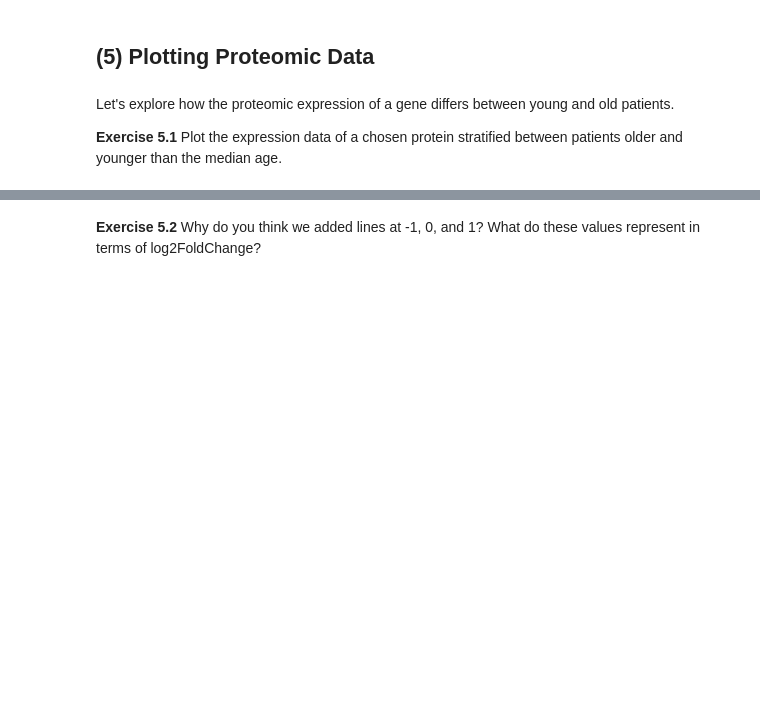
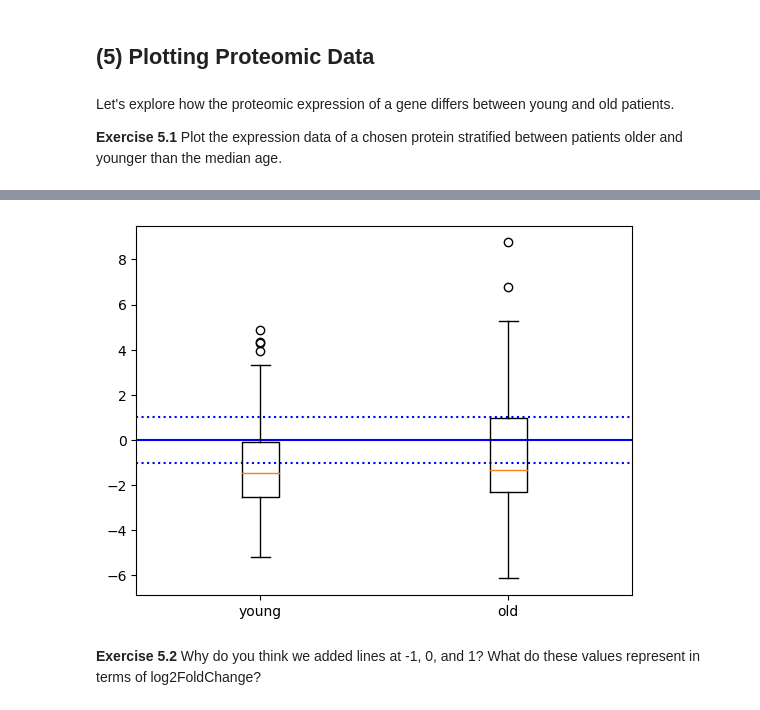
Before and after one commit to ssavur16/qbio490, a Jupyter notebook: week9_python/Intro_to_CPTAC.ipynb, the cells around one changed output, grey strips where cells are left out. Saved outputs shown, nothing was run; the diff lists cells and outputs as text; code cells hidden in the pictures; blank space fills up the shorter version.

```diff
--- a/week9_python/Intro_to_CPTAC.ipynb
+++ b/week9_python/Intro_to_CPTAC.ipynb
@@ -457,11 +457,16 @@ Let's explore how the proteomic expression of a gene differs between young and o
 
 **Exercise 5.1** Plot the expression data of a chosen protein stratified between patients older and younger than the median age.
 # %%
-young_mask = FILL IN HERE # look at the columns of the clinical data to see what column to get age information
-old_mask = FILL IN HERE
+import statistics
 
-young = (protein_data.loc[FILL IN HERE]).dropna()
-old = (protein_data.loc[FILL IN HERE]).dropna()
+clinical_data = luad.get_clinical()
+
+median_age = statistics.median(clinical_data.loc[:, 'Age'])
+young_mask = (clinical_data.loc[:, 'Age'] < median_age)
+old_mask = (clinical_data.loc[:, 'Age'] >= median_age)
+
+young = (protein_data.loc[young_mask, 'TP53']).dropna()
+old = (protein_data.loc[old_mask, 'TP53']).dropna()
 
 data = [old.values, young.values] # our boxplot function will require an array (or an array of arrays)
 data
@@ -468,16 +491,20 @@ data
 # %%
+import matplotlib.pyplot as plt
+
 fig, ax = plt.subplots()
 
 plt.axhline(y = 0, color = 'blue', linestyle = '-')
 plt.axhline(y = -1, color = 'blue', linestyle = ':')
 plt.axhline(y = 1, color = 'blue', linestyle = ':')
 
 
-bp = ax.boxplot(FILL IN HERE) # data goes here
-plt.xticks([1, 2], ["FILL IN HERE", "FILL IN HERE"]) # use \n for new line if desired
+bp = ax.boxplot(data) # data goes here
+plt.xticks([1, 2], ["young", "old"]) # use \n for new line if desired
 
 
 plt.show()
+# %% [output]
+[figure, added]
 # %% [markdown]
 **Exercise 5.2** Why do you think we added lines at -1, 0, and 1? What do these values represent in terms of log2FoldChange?
 # %%
```
Also changed, not shown: parts of 2 cells of this notebook.
